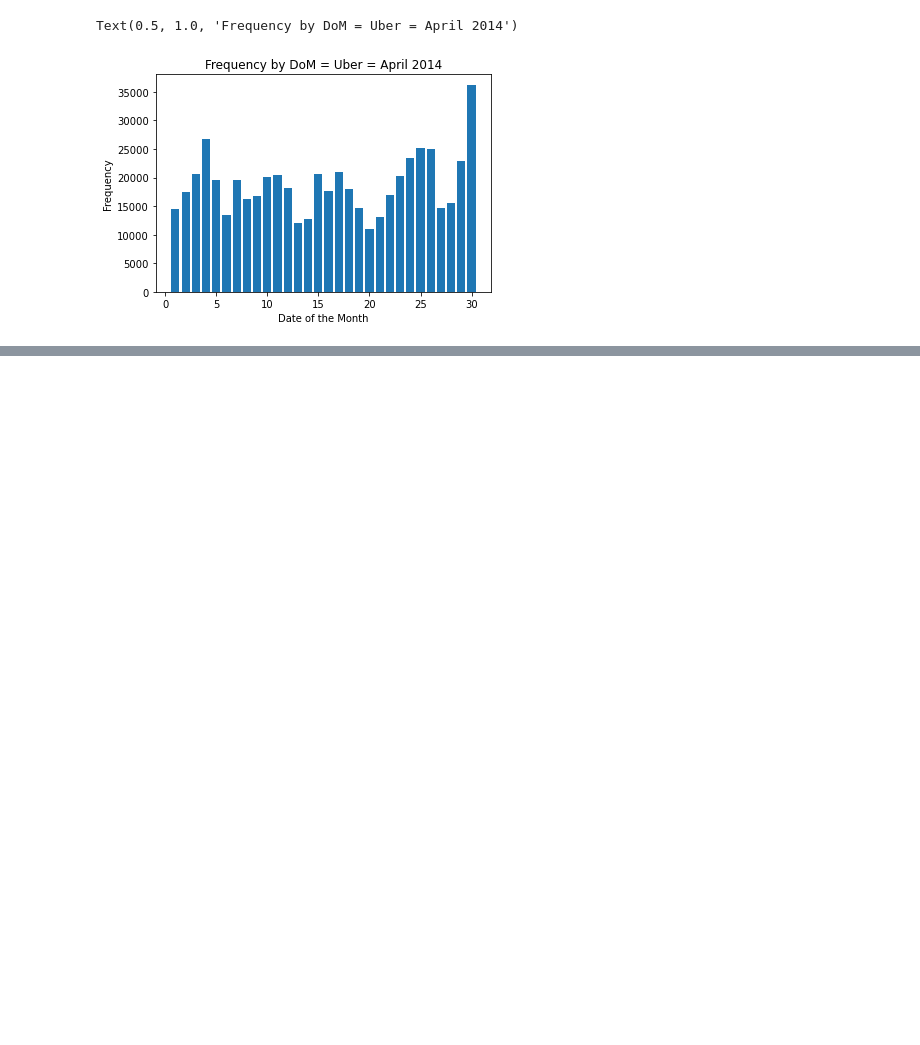
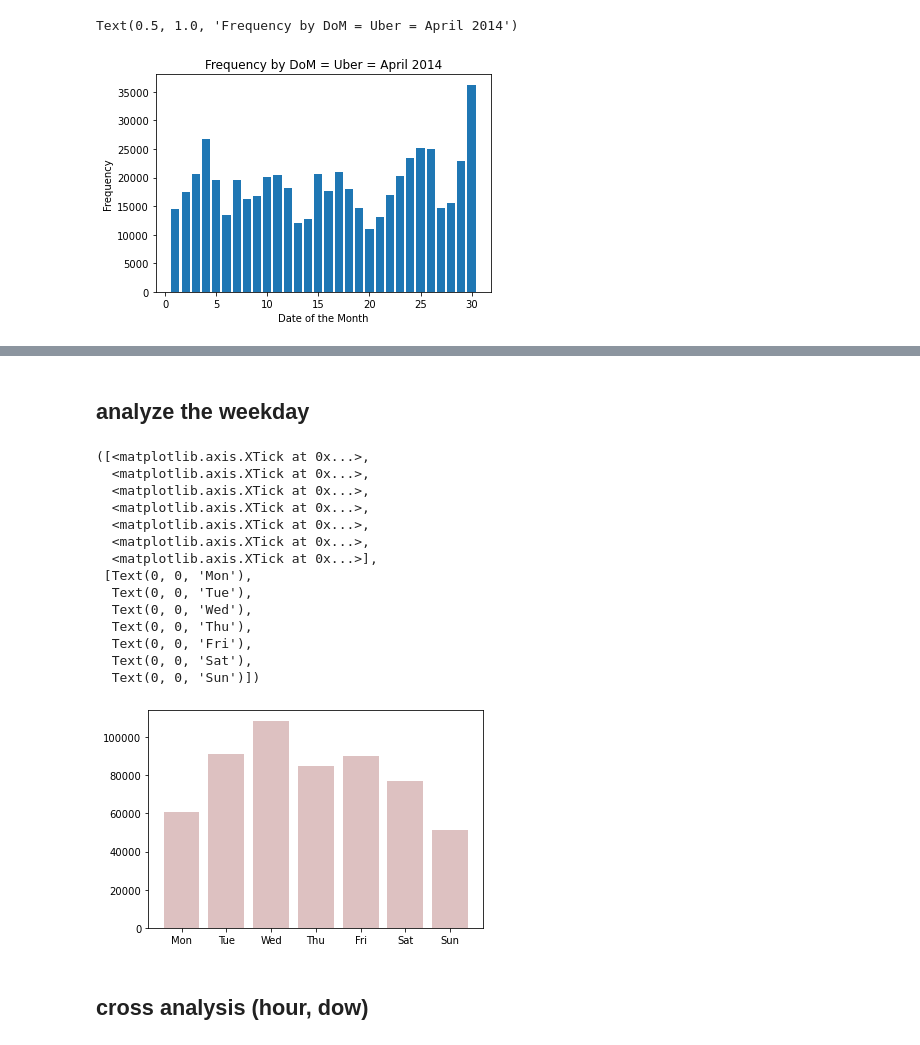
Before and after one commit to MarwaMAlqatari/Uber-Data-Analysis, a Jupyter notebook: UberDataAnalysis.ipynb, the cells around one changed output, grey strips where cells are left out. Cells and saved outputs as stored; diff of their text form; code cells hidden in the pictures; blank space fills up the shorter version.

```diff
--- a/UberDataAnalysis.ipynb
+++ b/UberDataAnalysis.ipynb
@@ -98,0 +153,23 @@ def
+# %% [markdown]
+## analyze the weekday
+# %%
+hist(data.weekday, bins=7, range = (-.5, 6.5), rwidth=.8, color='#AA6666', alpha=.4)
+xticks(range(7), 'Mon Tue Wed Thu Fri Sat Sun'.split())
+# %% [output]
+([<matplotlib.axis.XTick at 0x...>,
+  <matplotlib.axis.XTick at 0x...>,
+  <matplotlib.axis.XTick at 0x...>,
+  <matplotlib.axis.XTick at 0x...>,
+  <matplotlib.axis.XTick at 0x...>,
+  <matplotlib.axis.XTick at 0x...>,
+  <matplotlib.axis.XTick at 0x...>],
+ [Text(0, 0, 'Mon'),
+  Text(0, 0, 'Tue'),
+  Text(0, 0, 'Wed'),
+  Text(0, 0, 'Thu'),
+  Text(0, 0, 'Fri'),
+  Text(0, 0, 'Sat'),
+  Text(0, 0, 'Sun')])
+[figure, added]
+# %% [markdown]
+## cross analysis (hour, dow)
```
Also changed, not shown: parts of 14 cells of this notebook, 1 other file.
